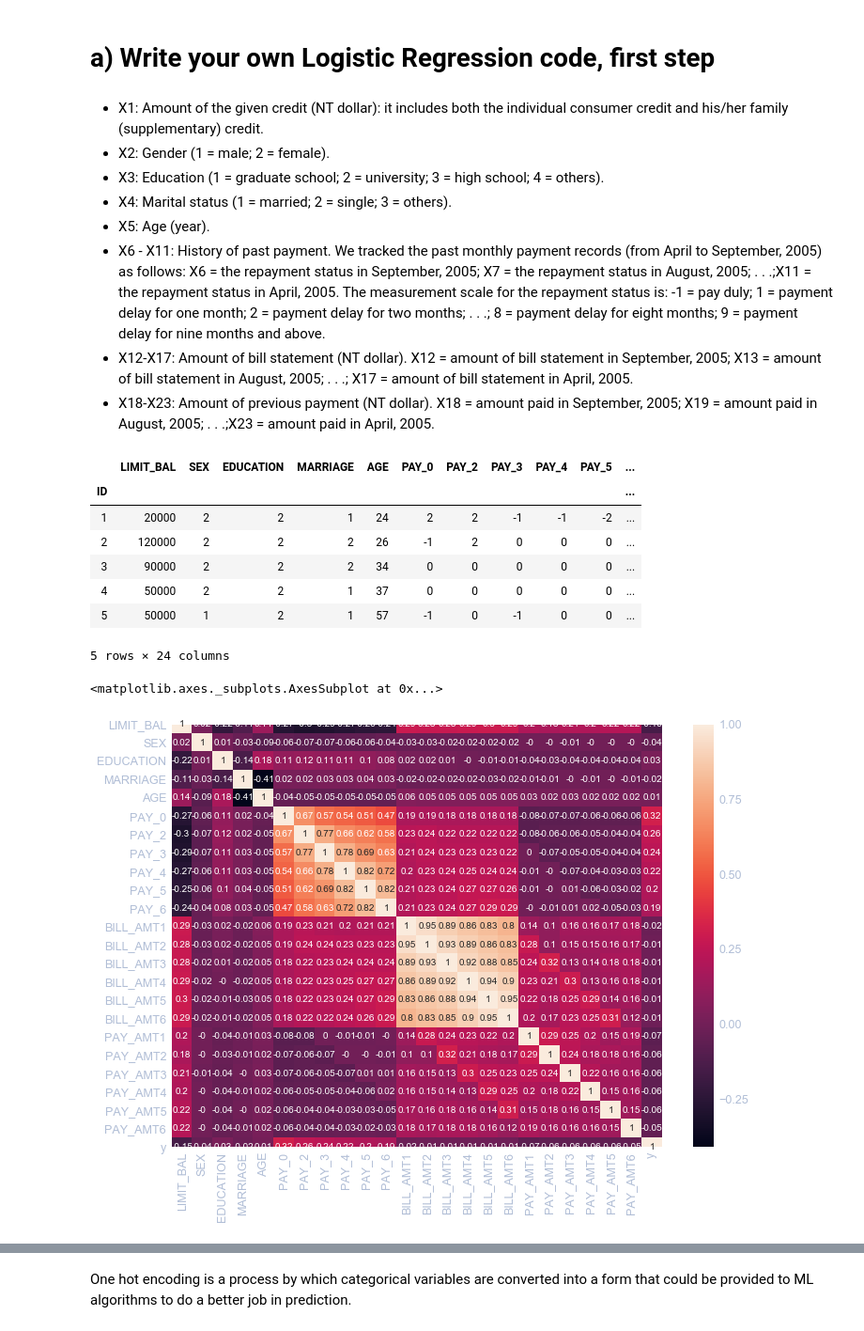
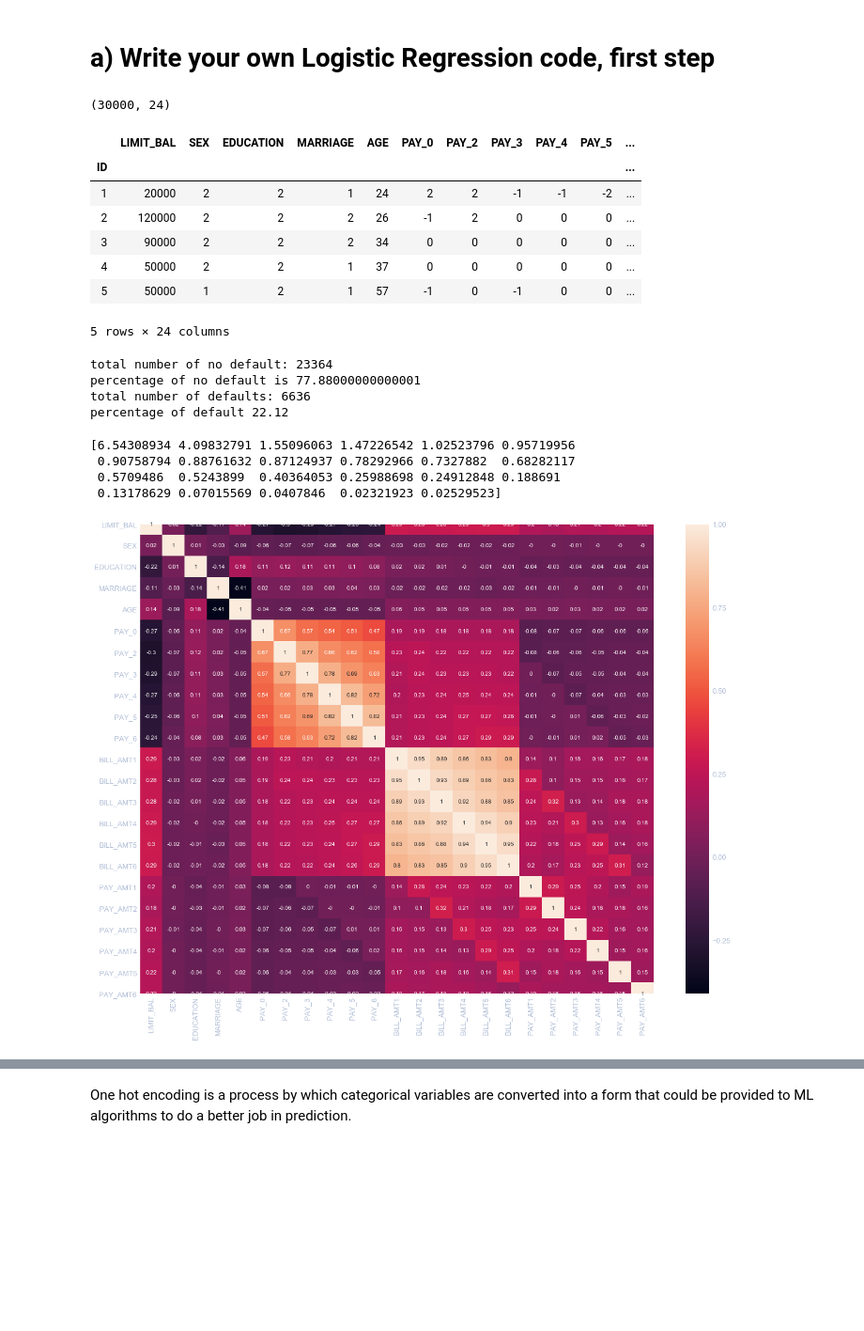
Before and after one commit to casparwb/logreg-neuralnets, a Jupyter notebook: code.ipynb, the cells around one changed output, grey strips where cells are left out. Shown: that part at 94% size. Drawn from its saved outputs; the diff is of its cells as text; code cells hidden in the pictures; blank space fills up the shorter version.

```diff
--- a/code.ipynb
+++ b/code.ipynb
@@ -6,13 +6,15 @@ import seaborn as sn
 import matplotlib.pyplot as plt
 import pandas as pd
 from sklearn.model_selection import train_test_split
-from sklearn.preprocessing import OneHotEncoder, MinMaxScaler
+from sklearn.preprocessing import OneHotEncoder, MinMaxScaler, StandardScaler
 from sklearn.compose import ColumnTransformer
 from sklearn.utils import shuffle
 from IPython.display import display
 from sklearn.linear_model import LogisticRegression
+from sklearn.decomposition import PCA
 from sklearn import metrics
-plt.rcParams['figure.dpi'] = 150
+import scipy as sc
+#plt.rcParams['figure.dpi'] = 150
 
 
 # import jtplot submodule from jupyterthemes
@@ -21,27 +23,15 @@ from jupyterthemes import jtplot
 # currently installed theme will be used to
 # set plot style if no arguments provided
 jtplot.style()
-%matplotlib inline
-# %% [markdown]
-- X1: Amount of the given credit (NT dollar): it includes both the individual consumer credit and his/her family (supplementary) credit.
-- X2: Gender (1 = male; 2 = female).
-- X3: Education (1 = graduate school; 2 = university; 3 = high school; 4 = others).
-- X4: Marital status (1 = married; 2 = single; 3 = others).
-- X5: Age (year).
-- X6 - X11: History of past payment. We tracked the past monthly payment records (from April to September, 2005) as follows: X6 = the repayment status in September, 2005; X7 = the repayment status in August, 2005; . . .;X11 = the repayment status in April, 2005. The measurement scale for the repayment status is: -1 = pay duly; 1 = payment delay for one month; 2 = payment delay for two months; . . .; 8 = payment delay for eight months; 9 = payment delay for nine months and above.
-- X12-X17: Amount of bill statement (NT dollar). X12 = amount of bill statement in September, 2005; X13 = amount of bill statement in August, 2005; . . .; X17 = amount of bill statement in April, 2005.
-- X18-X23: Amount of previous payment (NT dollar). X18 = amount paid in September, 2005; X19 = amount paid in August, 2005; . . .;X23 = amount paid in April, 2005.
 # %%
 defaultfile = r"creditcard_data/defaults.xls"
 nanDict = {}
 df = pd.read_excel(defaultfile, header=1, skiprows=0, index_col=0, na_values=nanDict)
 df.rename(index=str, columns={"default payment next month": "y"}, inplace=True)
-
-
-scaler = MinMaxScaler()
-df_scaled = pd.DataFrame(scaler.fit_transform(df), columns=df.columns)
+print(df.shape)
 df.head()
 # %% [output]
+(30000, 24)
 |  | LIMIT_BAL | SEX | EDUCATION | MARRIAGE | AGE | PAY_0 | PAY_2 | PAY_3 | PAY_4 | PAY_5 | ... |
 | ID |  |  |  |  |  |  |  |  |  |  | ... |
 | 1 | 20000 | 2 | 2 | 1 | 24 | 2 | 2 | -1 | -1 | -2 | ... |
@@ -49,4 +39,18 @@ df.head()
 | 3 | 90000 | 2 | 2 | 2 | 34 | 0 | 0 | 0 | 0 | 0 | ... |
 | 4 | 50000 | 2 | 2 | 1 | 37 | 0 | 0 | 0 | 0 | 0 | ... |
 | 5 | 50000 | 1 | 2 | 1 | 57 | -1 | 0 | -1 | 0 | 0 | ... |
-5 rows × 24 columns
+5 rows × 24 columns
+# %%
+count_no_def = len(df[df['y']==0])
+count_def = len(df[df['y']==1])
+pct_of_no_def = count_no_def/(count_no_def+count_def)
+print(f"total number of no default: {count_no_def}")
+print("percentage of no default is", pct_of_no_def*100)
+pct_of_def = count_def/(count_no_def+count_def)
+print(f"total number of defaults: {count_def}")
+print("percentage of default", pct_of_def*100)
+# %% [output]
+total number of no default: 23364
+percentage of no default is 77.88000000000001
+total number of defaults: 6636
+percentage of default 22.12
@@ -53,7 +142,14 @@ df.head()
 # %%
 a4_dims = (11.7, 8.27)
-fig, ax = plt.subplots(figsize=a4_dims)
-sn.heatmap(ax=ax, data=df_scaled.corr().round(2), annot=True)
+fig, ax = plt.subplots(1, 1, figsize=(20, 15))
+corr_mat = df_scaled.loc[:, df.columns != 'y'].corr()
+sn.heatmap(ax=ax, data=corr_mat.round(2), annot=True)
+
+eigvals, eigvecs = np.linalg.eig(corr_mat)
+print(eigvals)
 # %% [output]
-<matplotlib.axes._subplots.AxesSubplot at 0x...>
+[6.54308934 4.09832791 1.55096063 1.47226542 1.02523796 0.95719956
+ 0.90758794 0.88761632 0.87124937 0.78292966 0.7327882  0.68282117
+ 0.5709486  0.5243899  0.40364053 0.25988698 0.24912848 0.188691
+ 0.13178629 0.07015569 0.0407846  0.02321923 0.02529523]
-[figure, old version]
+[figure, new version]
```
Also changed, not shown: parts of 32 cells of this notebook, 53 other files.
